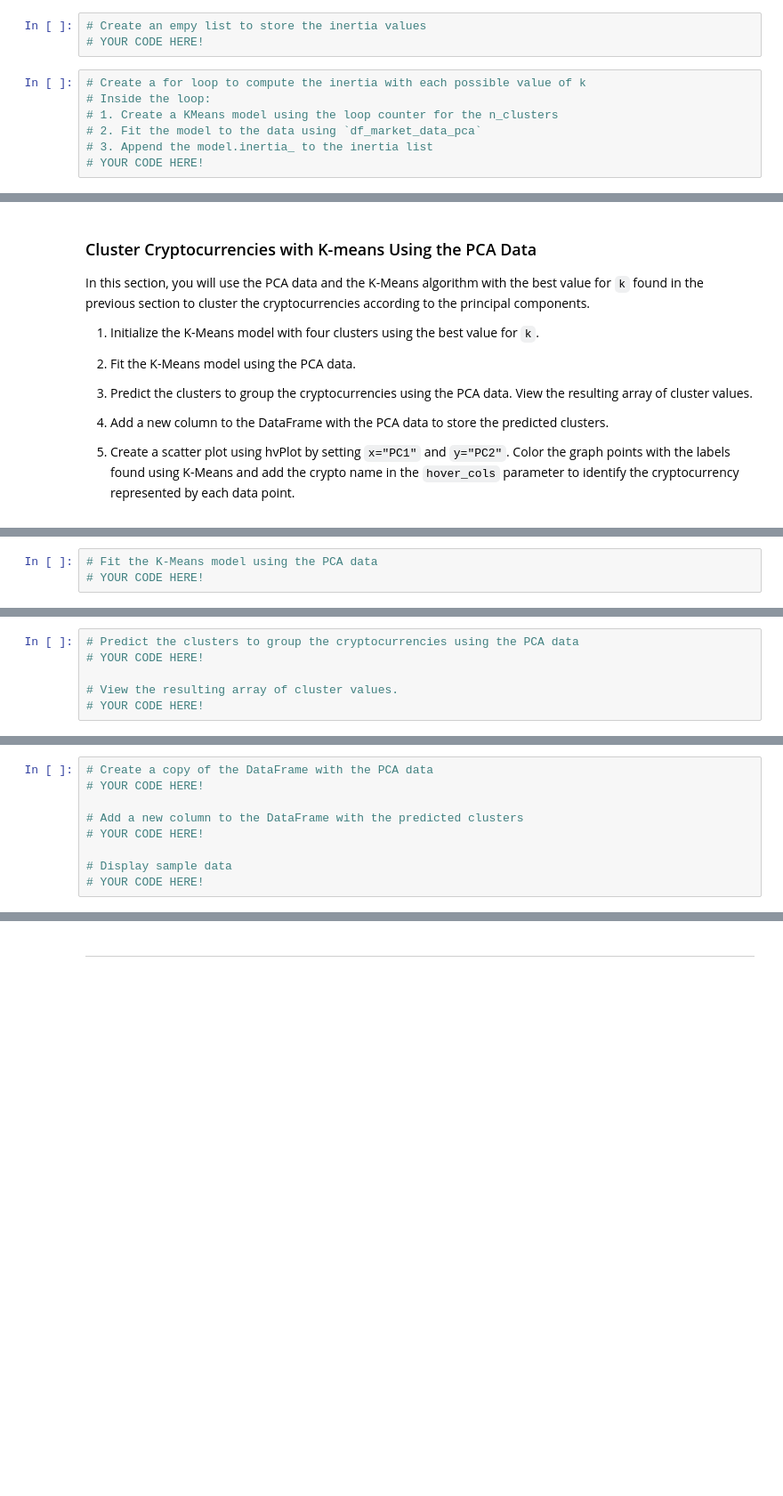
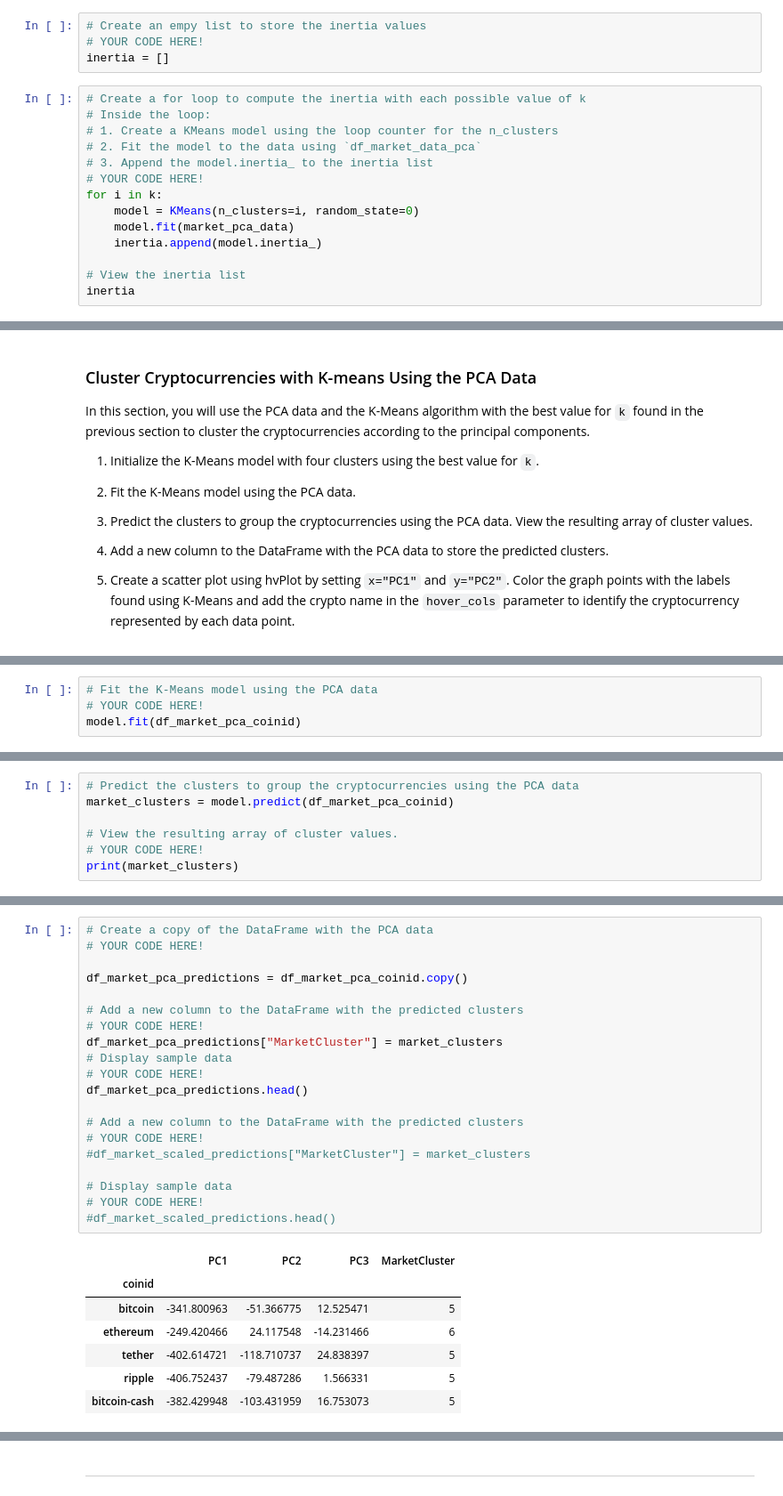
Before and after one commit to ajiva84/Crypto_clustering, a Jupyter notebook: crypto_investments.ipynb, the cells around one changed output, grey strips where cells are left out. Shown at 89% size. Drawn from its saved outputs; the diff is of its cells as text; blank space fills up the shorter version.

```diff
--- a/crypto_investments.ipynb
+++ b/crypto_investments.ipynb
@@ -355,6 +385,7 @@ In this section, you will use the elbow method to find the best value for `k` us
 # %%
 # Create an empy list to store the inertia values
 # YOUR CODE HERE!
+inertia = []
 # %%
 # Create a for loop to compute the inertia with each possible value of k
 # Inside the loop:
@@ -362,3 +393,10 @@ In this section, you will use the elbow method to find the best value for `k` us
 # 2. Fit the model to the data using `df_market_data_pca`
 # 3. Append the model.inertia_ to the inertia list
 # YOUR CODE HERE!
+for i in k:
+    model = KMeans(n_clusters=i, random_state=0)
+    model.fit(market_pca_data)
+    inertia.append(model.inertia_)
+
+# View the inertia list
+inertia
@@ -404,3 +468,4 @@ In this section, you will use the PCA data and the K-Means algorithm with the be
 # %%
 # Fit the K-Means model using the PCA data
 # YOUR CODE HERE!
+model.fit(df_market_pca_coinid)
@@ -407,6 +474,7 @@ In this section, you will use the PCA data and the K-Means algorithm with the be
 # %%
 # Predict the clusters to group the cryptocurrencies using the PCA data
-# YOUR CODE HERE!
+market_clusters = model.predict(df_market_pca_coinid)
 
 # View the resulting array of cluster values.
 # YOUR CODE HERE!
+print(market_clusters)
@@ -413,12 +484,31 @@ In this section, you will use the PCA data and the K-Means algorithm with the be
 # %%
 # Create a copy of the DataFrame with the PCA data
 # YOUR CODE HERE!
 
+df_market_pca_predictions = df_market_pca_coinid.copy()
+
 # Add a new column to the DataFrame with the predicted clusters
 # YOUR CODE HERE!
+df_market_pca_predictions["MarketCluster"] = market_clusters
+# Display sample data
+# YOUR CODE HERE!
+df_market_pca_predictions.head()
+
+# Add a new column to the DataFrame with the predicted clusters
+# YOUR CODE HERE!
+#df_market_scaled_predictions["MarketCluster"] = market_clusters
 
 # Display sample data
 # YOUR CODE HERE!
+#df_market_scaled_predictions.head()
+# %% [output]
+|  | PC1 | PC2 | PC3 | MarketCluster |
+| coinid |  |  |  |  |
+| bitcoin | -341.800963 | -51.366775 | 12.525471 | 5 |
+| ethereum | -249.420466 | 24.117548 | -14.231466 | 6 |
+| tether | -402.614721 | -118.710737 | 24.838397 | 5 |
+| ripple | -406.752437 | -79.487286 | 1.566331 | 5 |
+| bitcoin-cash | -382.429948 | -103.431959 | 16.753073 | 5 |
 # %%
 # Create a scatter plot using hvPlot by setting
 # `x="PC1"` and `y="PC2"`.
```
Also changed, not shown: parts of 21 cells of this notebook.
